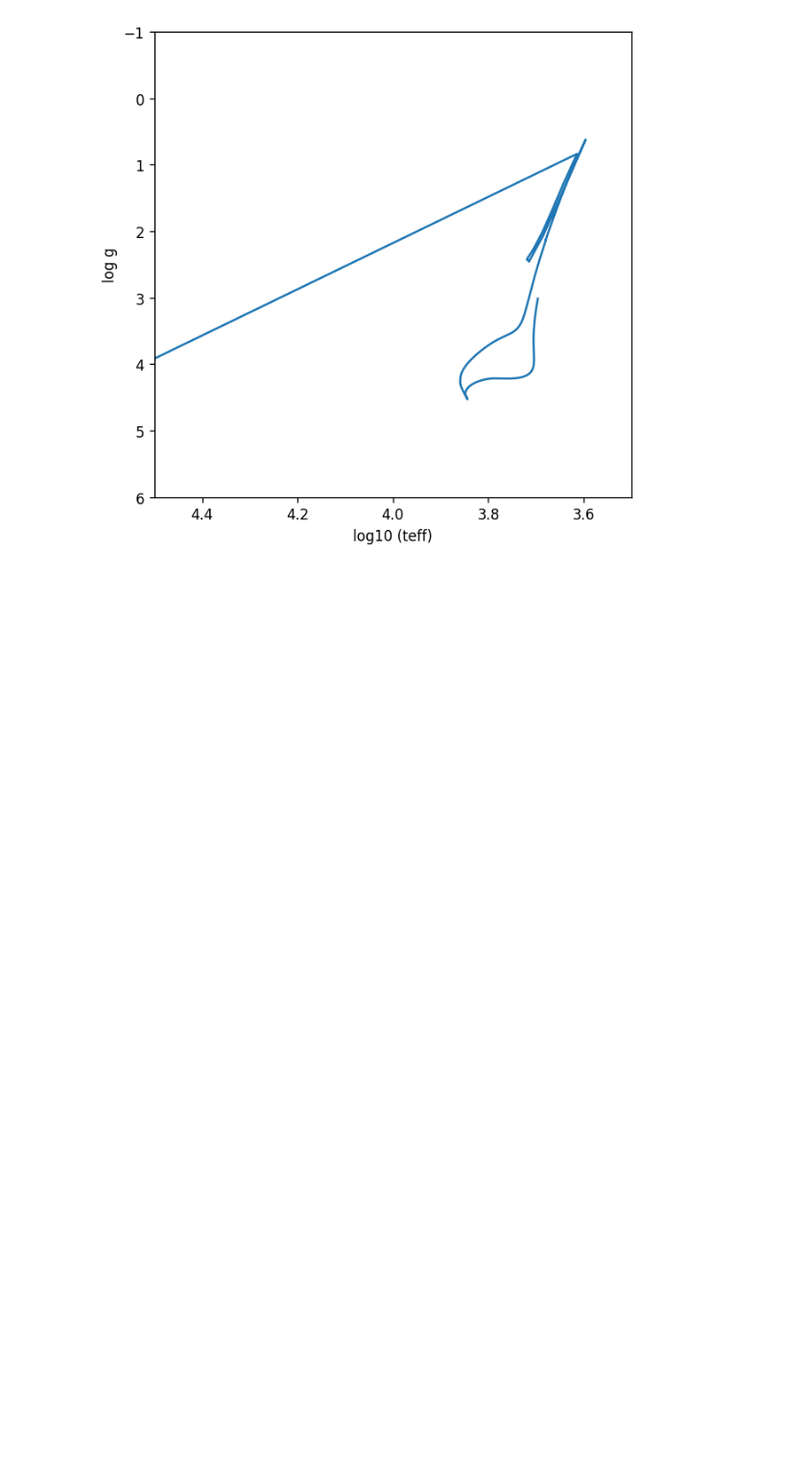
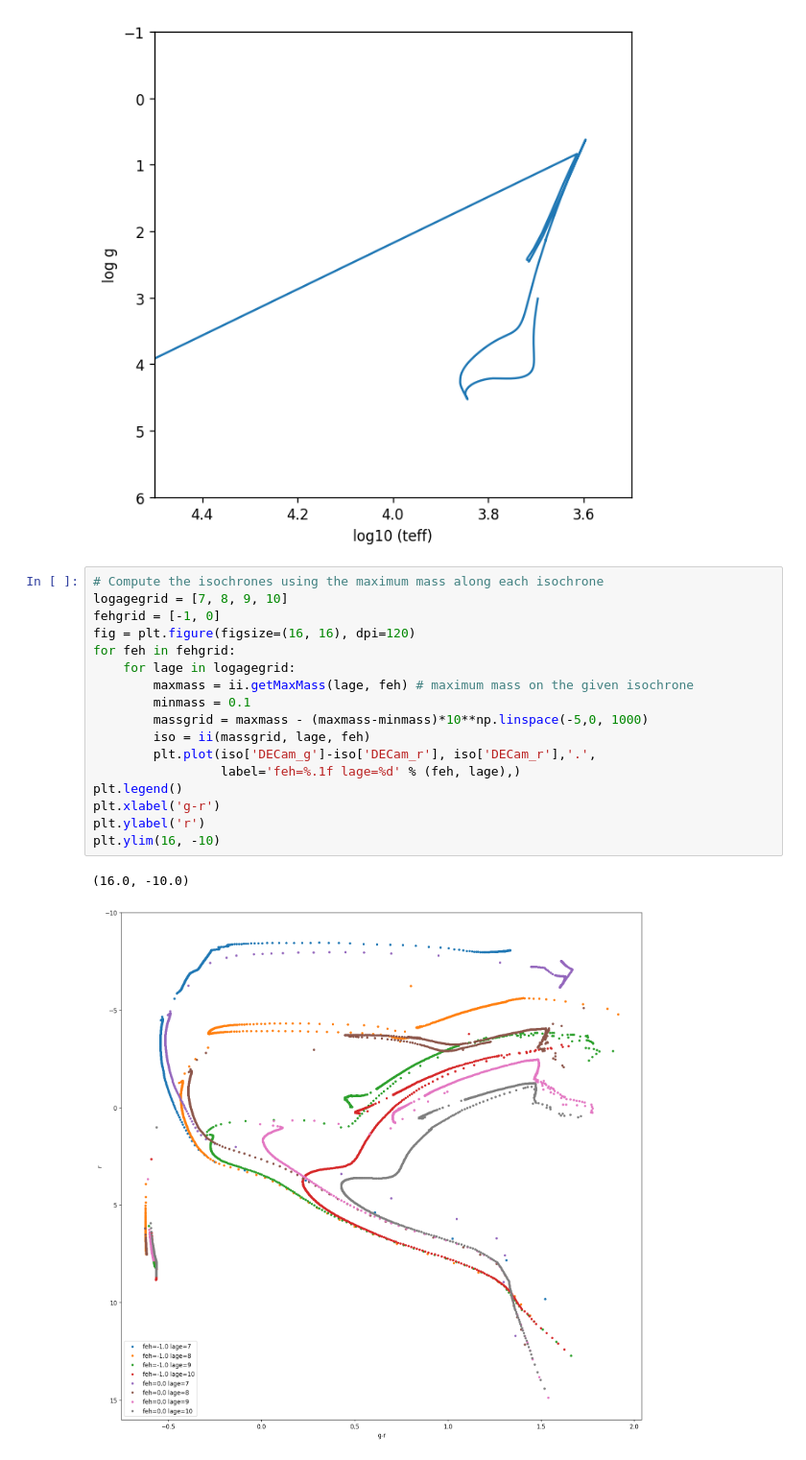
Before and after one commit to segasai/minimint, a Jupyter notebook: examples/Example.ipynb, the cells around one changed output. Shown at 96% size. Drawn from its saved outputs; the diff is of its cells as text; blank space fills up the shorter version.

```diff
--- a/examples/Example.ipynb
+++ b/examples/Example.ipynb
@@ -84,3 +84,23 @@ plt.ylabel('log g')
 Text(0, 0.5, 'log g')
 [figure]
 [figure]
+# %%
+# Compute the isochrones using the maximum mass along each isochrone
+logagegrid = [7, 8, 9, 10]
+fehgrid = [-1, 0]
+fig = plt.figure(figsize=(16, 16), dpi=120)
+for feh in fehgrid:
+    for lage in logagegrid:
+        maxmass = ii.getMaxMass(lage, feh) # maximum mass on the given isochrone
+        minmass = 0.1
+        massgrid = maxmass - (maxmass-minmass)*10**np.linspace(-5,0, 1000)
+        iso = ii(massgrid, lage, feh)
+        plt.plot(iso['DECam_g']-iso['DECam_r'], iso['DECam_r'],'.',
+                 label='feh=%.1f lage=%d' % (feh, lage),)
+plt.legend()
+plt.xlabel('g-r')
+plt.ylabel('r')
+plt.ylim(16, -10)
+# %% [output]
+(16.0, -10.0)
+[figure, added]
```
Also changed, not shown: 1 other file.
